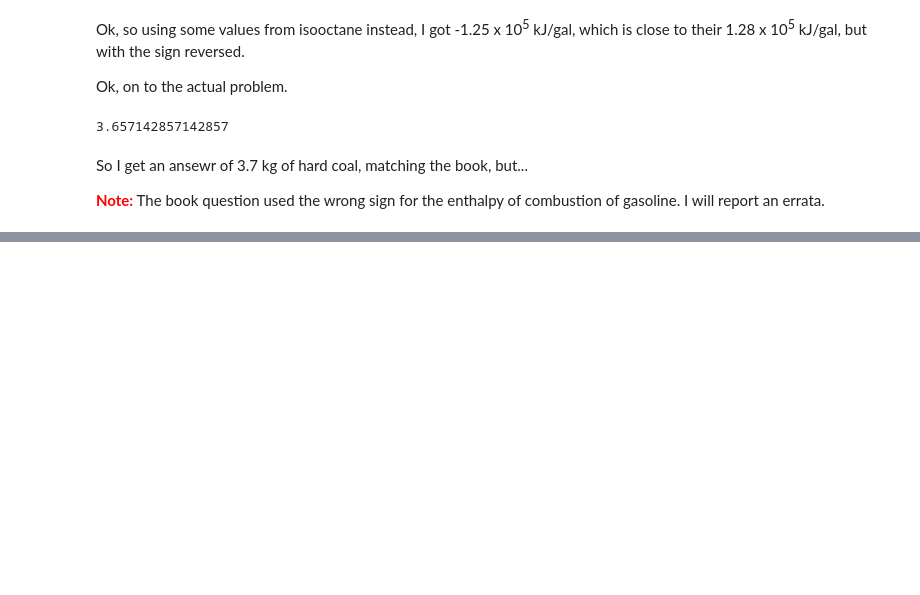
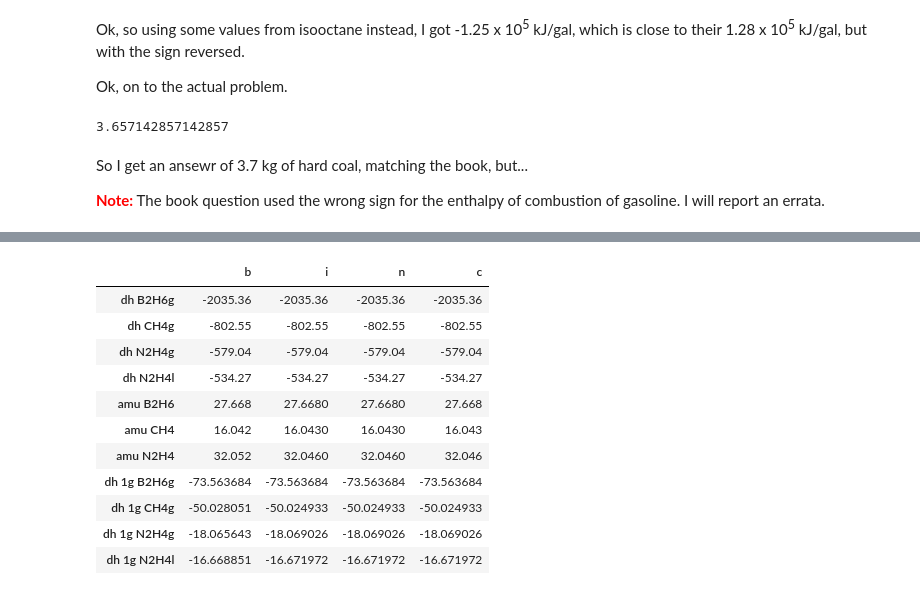
Before and after one commit to dean-e-peterson/python-misc, a Jupyter notebook: chem2e-ch5.ipynb, the cells around one changed output, grey strips where cells are left out. Saved outputs shown, nothing was run; the diff lists cells and outputs as text; code cells hidden in the pictures; blank space fills up the shorter version.

```diff
--- a/chem2e-ch5.ipynb
+++ b/chem2e-ch5.ipynb
@@ -1559,0 +1564,49 @@ So I get an ansewr of 3.7 kg of hard coal, matching the book, but...
+# %%
+def ex5_81(s):
+    with localcontext(prec=8):
+        dhf_B2H6g = Decimal('36.4')
+        dhf_B2O3s = Decimal('-1273.5')
+        dhf_H2Og = Decimal('-241.82')
+        dhf_CH4g = Decimal('-74.6')
+        dhf_CO2g = Decimal('-393.51')
+        dhf_N2H4g = Decimal('95.4')
+        dhf_N2H4l = Decimal('50.63')
+        dh_B2H6g = (dhf_B2O3s + 3*dhf_H2Og) - (dhf_B2H6g)
+        dh_CH4g = (dhf_CO2g + 2*dhf_H2Og) - (dhf_CH4g)
+        dh_N2H4g = (2*dhf_H2Og) - (dhf_N2H4g)
+        dh_N2H4l = (2*dhf_H2Og) - (dhf_N2H4l)
+        amu_B2H6 = s.B*2 + s.H*6
+        amu_CH4 = s.C + s.H*4
+        amu_N2H4 = s.N*2 + s.H*4
+        # For 1 gram of each.
+        dh_B2H6g_g = dh_B2H6g / amu_B2H6
+        dh_CH4g_g = dh_CH4g / amu_CH4
+        dh_N2H4g_g = dh_N2H4g / amu_N2H4
+        dh_N2H4l_g = dh_N2H4l / amu_N2H4
+        return {
+            'dh B2H6g': dh_B2H6g,
+            'dh CH4g': dh_CH4g,
+            'dh N2H4g': dh_N2H4g,
+            'dh N2H4l': dh_N2H4l,
+            'amu B2H6': amu_B2H6,
+            'amu CH4': amu_CH4,
+            'amu N2H4':amu_N2H4,
+            'dh 1g B2H6g': dh_B2H6g_g,
+            'dh 1g CH4g': dh_CH4g_g,
+            'dh 1g N2H4g': dh_N2H4g_g,
+            'dh 1g N2H4l': dh_N2H4l_g,
+        }
+compares(ex5_81)
+# %% [output]
+|  | b | i | n | c |
+| dh B2H6g | -2035.36 | -2035.36 | -2035.36 | -2035.36 |
+| dh CH4g | -802.55 | -802.55 | -802.55 | -802.55 |
+| dh N2H4g | -579.04 | -579.04 | -579.04 | -579.04 |
+| dh N2H4l | -534.27 | -534.27 | -534.27 | -534.27 |
+| amu B2H6 | 27.668 | 27.6680 | 27.6680 | 27.668 |
+| amu CH4 | 16.042 | 16.0430 | 16.0430 | 16.043 |
+| amu N2H4 | 32.052 | 32.0460 | 32.0460 | 32.046 |
+| dh 1g B2H6g | -73.563684 | -73.563684 | -73.563684 | -73.563684 |
+| dh 1g CH4g | -50.028051 | -50.024933 | -50.024933 | -50.024933 |
+| dh 1g N2H4g | -18.065643 | -18.069026 | -18.069026 | -18.069026 |
+| dh 1g N2H4l | -16.668851 | -16.671972 | -16.671972 | -16.671972 |
```
Also changed, not shown: parts of 8 cells of this notebook, 1 other file.
